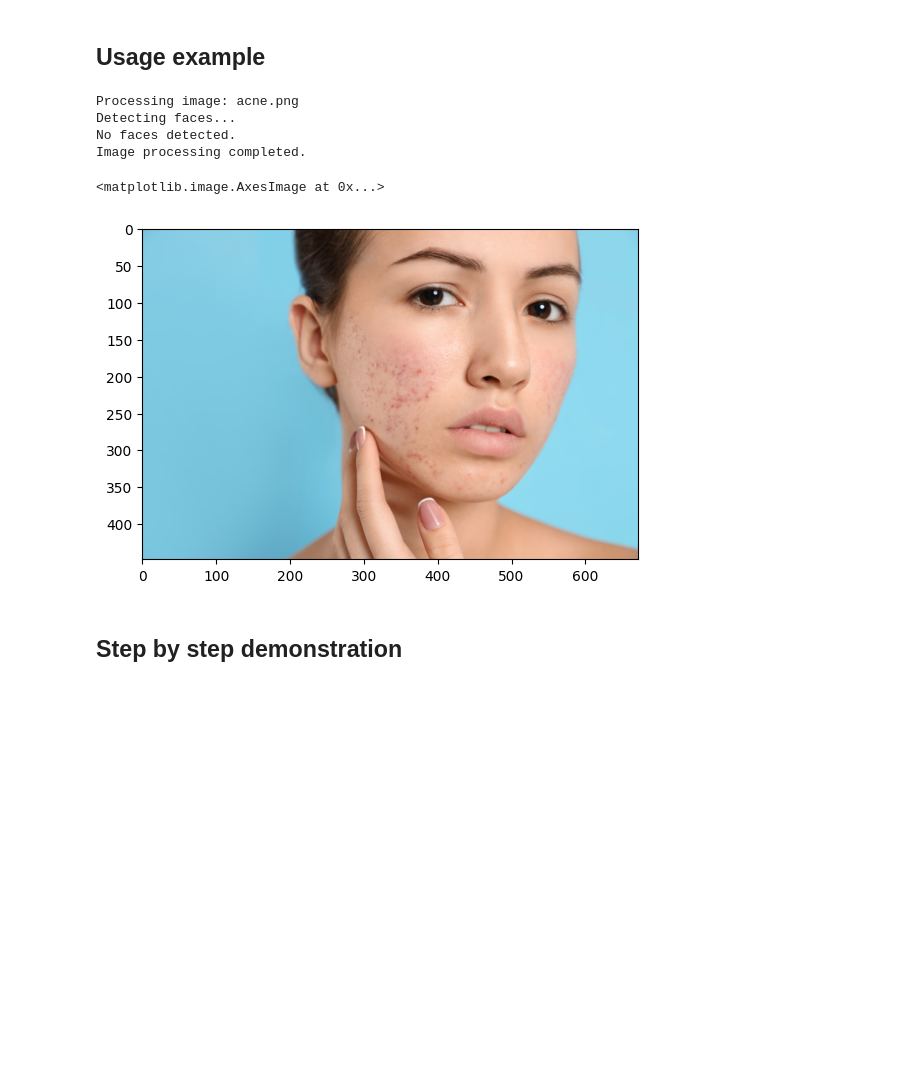
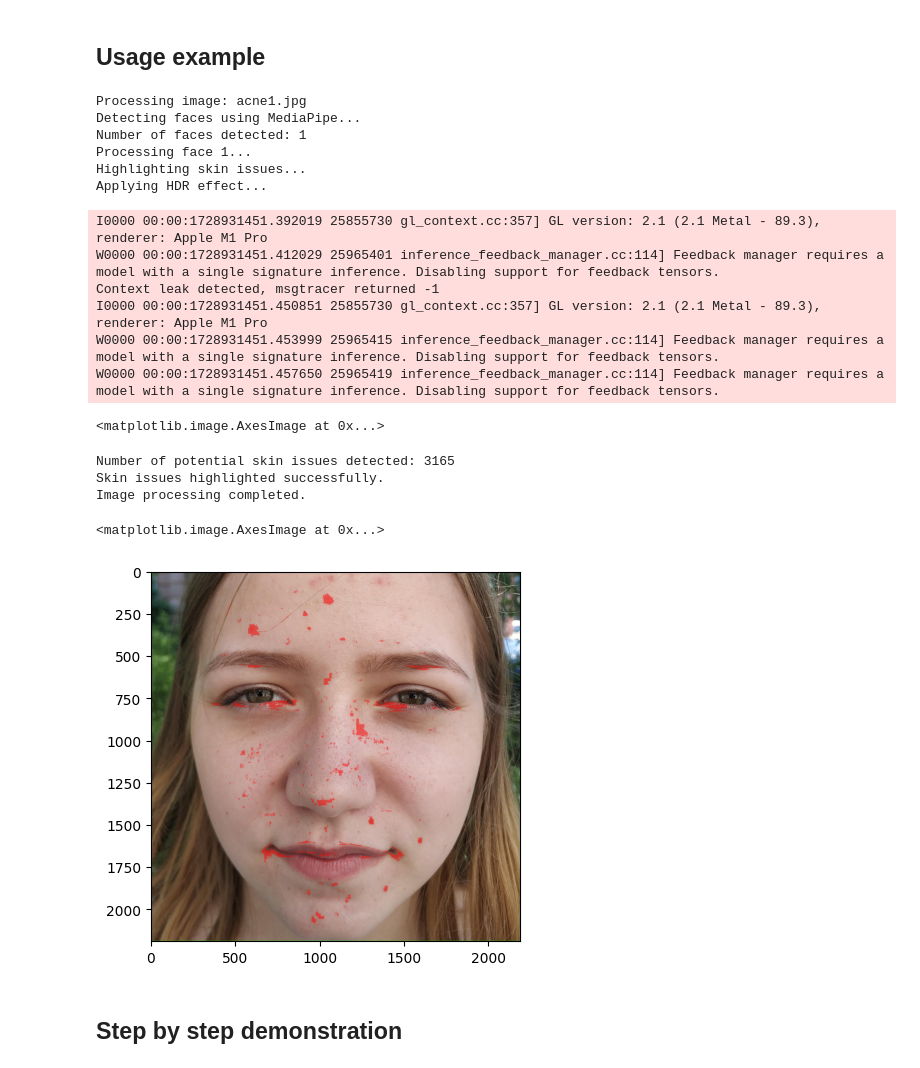
Before and after one commit to bzavolovich/skin_condition_detector, a Jupyter notebook: notebook.ipynb, the cells around one changed output. Cells and saved outputs as stored; diff of their text form; code cells hidden in the pictures; blank space fills up the shorter version.

Commit message:
mediapipe face configuration

```diff
--- a/notebook.ipynb
+++ b/notebook.ipynb
@@ -129,18 +168,30 @@ def process_image(image_path, minNeighbors=5):
 # %% [markdown]
 ## Usage example
 # %%
-input_image_path = "image.png"
-img_with_faces, processed_faces = process_image(input_image_path, minNeighbors=5)
+input_image_path = "acne1.jpg"
+img_with_faces, processed_faces = process_image(input_image_path)
 
 if img_with_faces is not None:
-    display(plt.imshow(convert_BGR2RGB(img_with_faces), ))
+    display(plt.imshow(convert_BGR2RGB(processed_faces[0]), ))
 # %% [output]
-Processing image: acne.png
-Detecting faces...
-No faces detected.
-Image processing completed.
+Processing image: acne1.jpg
+Detecting faces using MediaPipe...
+Number of faces detected: 1
+Processing face 1...
+Highlighting skin issues...
+Applying HDR effect...
-<matplotlib.image.AxesImage at 0x...>
+I0000 00:00:1728931451.392019 25855730 gl_context.cc:357] GL version: 2.1 (2.1 Metal - 89.3), renderer: Apple M1 Pro
+W0000 00:00:1728931451.412029 25965401 inference_feedback_manager.cc:114] Feedback manager requires a model with a single signature inference. Disabling support for feedback tensors.
+Context leak detected, msgtracer returned -1
+I0000 00:00:1728931451.450851 25855730 gl_context.cc:357] GL version: 2.1 (2.1 Metal - 89.3), renderer: Apple M1 Pro
+W0000 00:00:1728931451.453999 25965415 inference_feedback_manager.cc:114] Feedback manager requires a model with a single signature inference. Disabling support for feedback tensors.
+W0000 00:00:1728931451.457650 25965419 inference_feedback_manager.cc:114] Feedback manager requires a model with a single signature inference. Disabling support for feedback tensors.
+<matplotlib.image.AxesImage at 0x...>
+Number of potential skin issues detected: 3165
+Skin issues highlighted successfully.
+Image processing completed.
+<matplotlib.image.AxesImage at 0x...>
-[figure, old version]
+[figure, new version]
 # %% [markdown]
 ## Step by step demonstration
 # %% [markdown]
```
Also changed, not shown: parts of 5 cells of this notebook, 2 other files.
